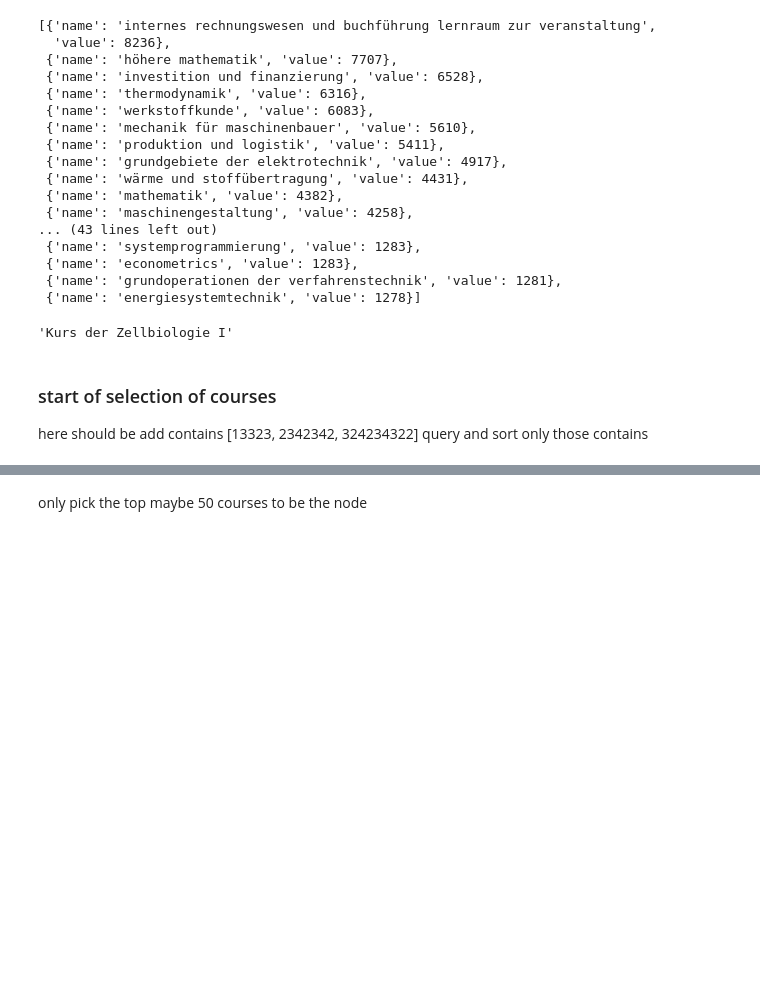
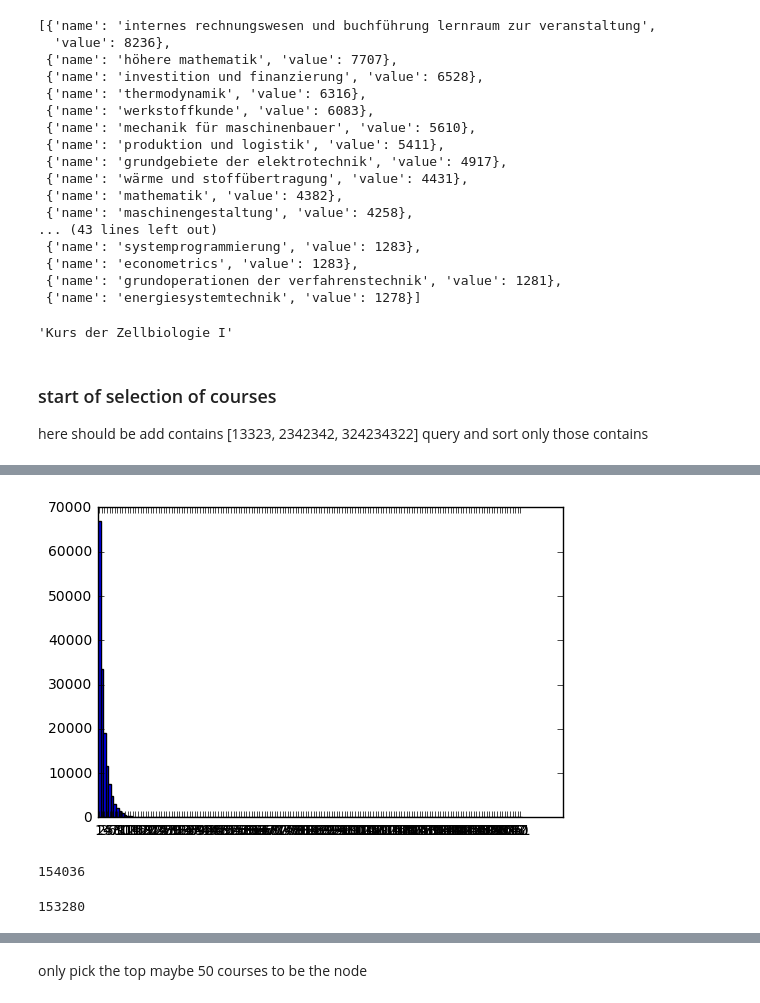
Before and after one commit to Wizna/Lab-visual-frontend, a Jupyter notebook: data visualization/Lab_visual_tryout_ground/fp_word_cloud.ipynb, the cells around one changed output, grey strips where cells are left out. Saved outputs shown, nothing was run; the diff lists cells and outputs as text; code cells hidden in the pictures; blank space fills up the shorter version.

```diff
--- a/data visualization/Lab_visual_tryout_ground/fp_word_cloud.ipynb
+++ b/data visualization/Lab_visual_tryout_ground/fp_word_cloud.ipynb
@@ -600,6 +600,6 @@ here should be add contains [13323, 2342342, 324234322] query
 and sort only those contains
 # %%
 import pickle
-data = pickle.load( open( "coursetable_jan.p", "rb" ) )
+data = pickle.load( open( "coursetable_march.p", "rb" ) )
 # %%
 listforfp = list(data.values())
@@ -625,0 +631,2 @@ listforfp[:200]
+# %%
+lengtharray = [len(i) for i in listforfp]
@@ -625,0 +653,2 @@ listforfp[:200]
+# %%
+length = sorted(lengtharray, key=int, reverse=True)
@@ -625,0 +741,19 @@ listforfp[:200]
+# %%
+import numpy as np
+import matplotlib.pyplot as plt
+
+
+labels, values = zip(*Counter(length).items())
+
+indexes = np.arange(len(labels))
+width = 1
+
+plt.bar(indexes, values, width)
+plt.xticks(indexes + width * 0.5, labels)
+plt.show()
+# %% [output]
+[figure, added]
+# %%
+len(listforfp)
+# %% [output]
+154036
@@ -625,0 +762,4 @@ listforfp[:200]
+# %%
+len(listforfp)
+# %% [output]
+153280
```
Also changed, not shown: parts of 53 cells of this notebook, 8 other files.
